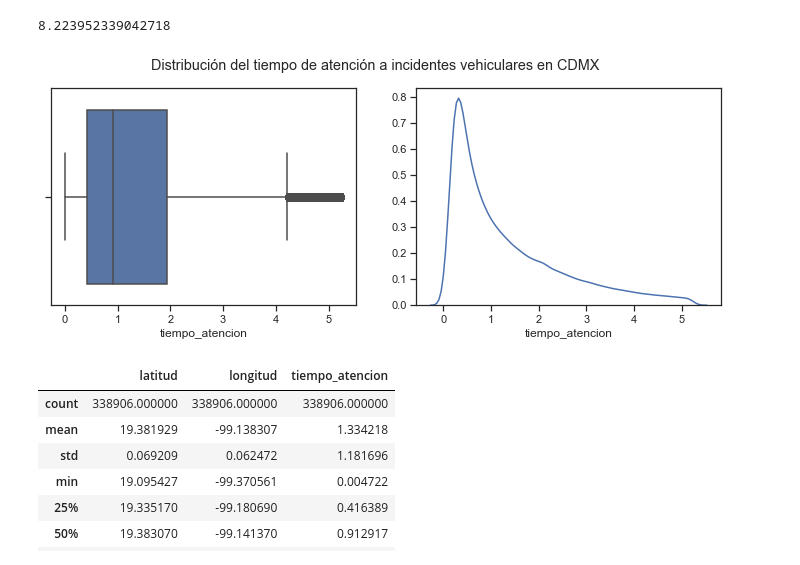
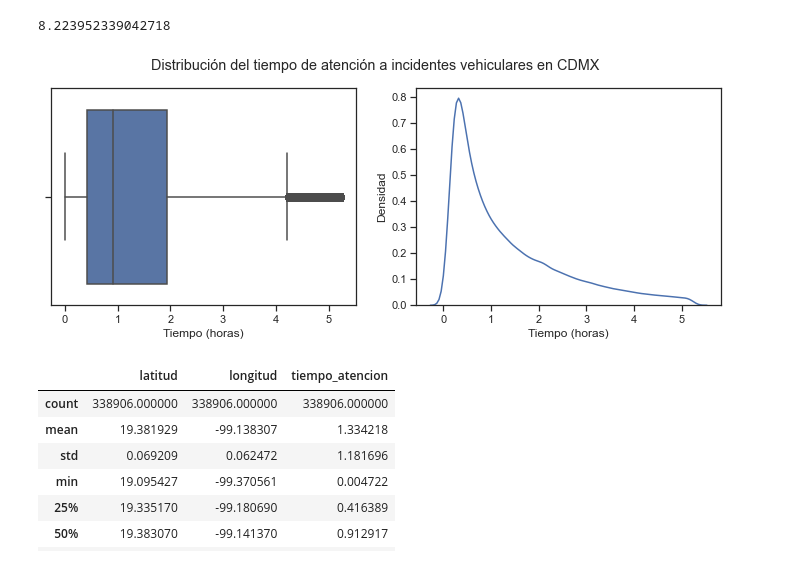
Before and after one commit to Mario-16180/BEDU-M4-DataAnalysisProject-CarAccidents, a Jupyter notebook: Fer.ipynb, the cells around one changed output. Saved outputs shown, nothing was run; the diff lists cells and outputs as text; code cells hidden in the pictures.

```diff
--- a/Fer.ipynb
+++ b/Fer.ipynb
@@ -373,15 +373,19 @@ ta_filtered = df_filtered['tiempo_atencion']
 # %%
 fig, axs = plt.subplots(1, 2, sharey=False, sharex=False, figsize=(12,4))
 
 fig.suptitle('Distribución del tiempo de atención a incidentes vehiculares en CDMX')
 
 # Boxplot
 sns.boxplot(x=ta_filtered, ax=axs[0]);
+#.set_title('Distribuciones de alturas de atletas masculinos y femeninos', fontsize=13, pad=15);
+axs[0].set(xlabel='Tiempo (horas)');
 
 # Desnity plot
 sns.distplot(ta_filtered, hist=False, ax=axs[1]);
+axs[1].set(xlabel='Tiempo (horas)');
+axs[1].set(ylabel='Densidad');
 # %% [output]
-[figure, old version]
+[figure, new version]
 # %%
 df_filtered.describe()
 # %% [output]
```
Also changed, not shown: parts of 5 cells of this notebook.
